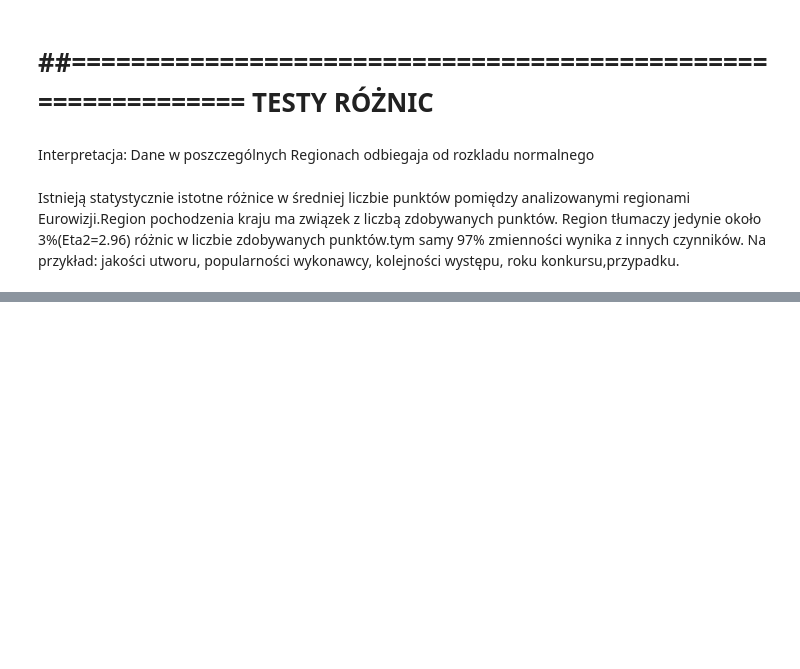
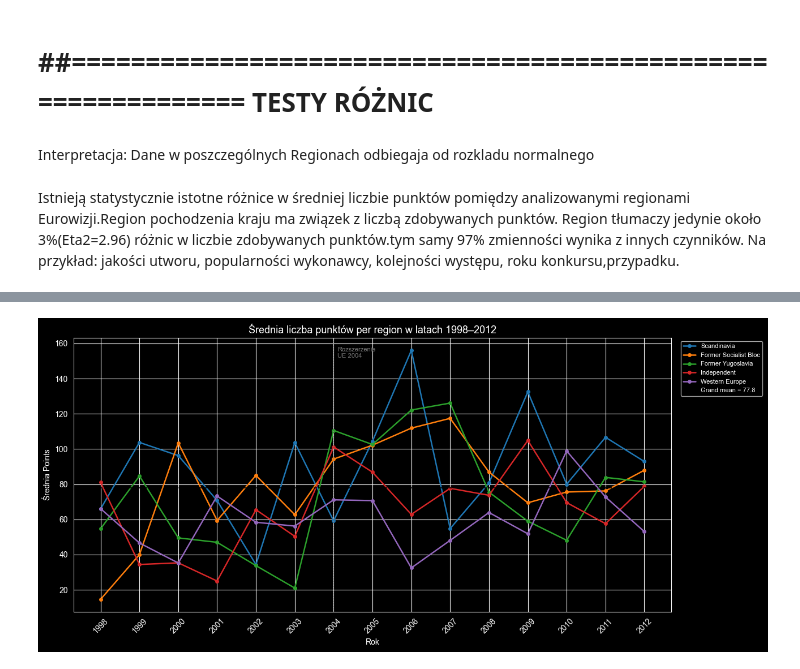
Before and after one commit to aniaaanne-coder/SAD-2026, a Jupyter notebook: SAD.ipynb, the cells around one changed output, grey strips where cells are left out. Saved outputs shown, nothing was run; the diff lists cells and outputs as text; code cells hidden in the pictures; blank space fills up the shorter version.

```diff
--- a/SAD.ipynb
+++ b/SAD.ipynb
@@ -665,0 +818,45 @@ Na przykład: jakości utworu, popularności wykonawcy, kolejności występu, ro
+# %%
+import matplotlib.pyplot as plt
+import seaborn as sns
+
+# --- Dane: średnia punktów per region per rok ---
+trend = (data.groupby(["Year", "Region"])["Points"]
+         .mean()
+         .reset_index())
+
+fig, ax = plt.subplots(figsize=(13, 6))
+
+regions_sorted = (data.groupby("Region")["Points"]
+                  .mean()
+                  .sort_values(ascending=False)
+                  .index.tolist())
+
+palette = sns.color_palette("tab10", len(regions_sorted))
+
+for i, region in enumerate(regions_sorted):
+    sub = trend[trend["Region"] == region]
+    ax.plot(sub["Year"], sub["Points"], marker="o", markersize=4,
+            linewidth=1.8, label=region, color=palette[i])
+
+# --- Linia grand mean ---
+grand_mean = data["Points"].mean()
+ax.axhline(grand_mean, color="black", linestyle="--",
+           linewidth=1.2, label=f"Grand mean = {grand_mean:.1f}")
+
+# --- 2004: rozszerzenie UE ---
+ax.axvline(2004, color="grey", linestyle=":", linewidth=1.2)
+ax.text(2004.1, ax.get_ylim()[1]*0.97, "Rozszerzenie\nUE 2004",
+        fontsize=8, color="grey", va="top")
+
+ax.set_title("Średnia liczba punktów per region w latach 1998–2012", fontsize=13)
+ax.set_xlabel("Rok")
+ax.set_ylabel("Średnia Points")
+ax.set_xticks(sorted(data["Year"].unique()))
+ax.tick_params(axis="x", rotation=45)
+ax.legend(fontsize=8, bbox_to_anchor=(1.01, 1), loc="upper left")
+
+plt.tight_layout()
+plt.savefig("trend_region_year.png", dpi=150, bbox_inches="tight")
+plt.show()
+# %% [output]
+[figure, added]
```
Also changed, not shown: parts of 3 cells of this notebook, 3 other files.
